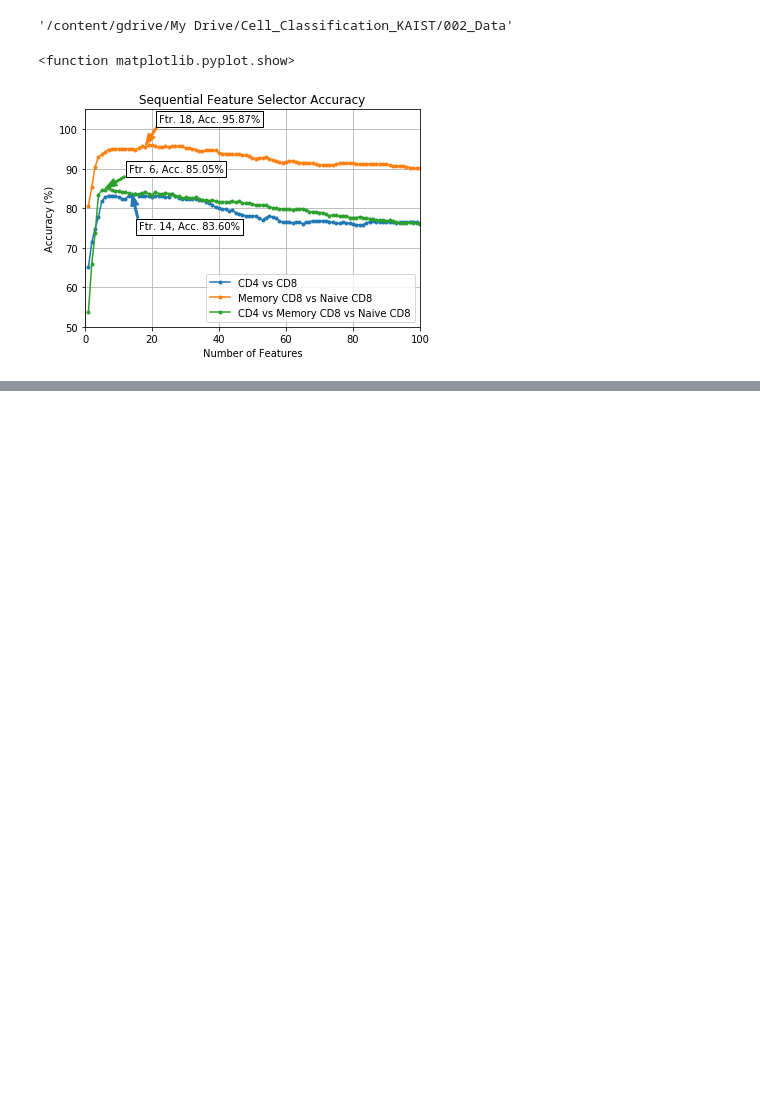
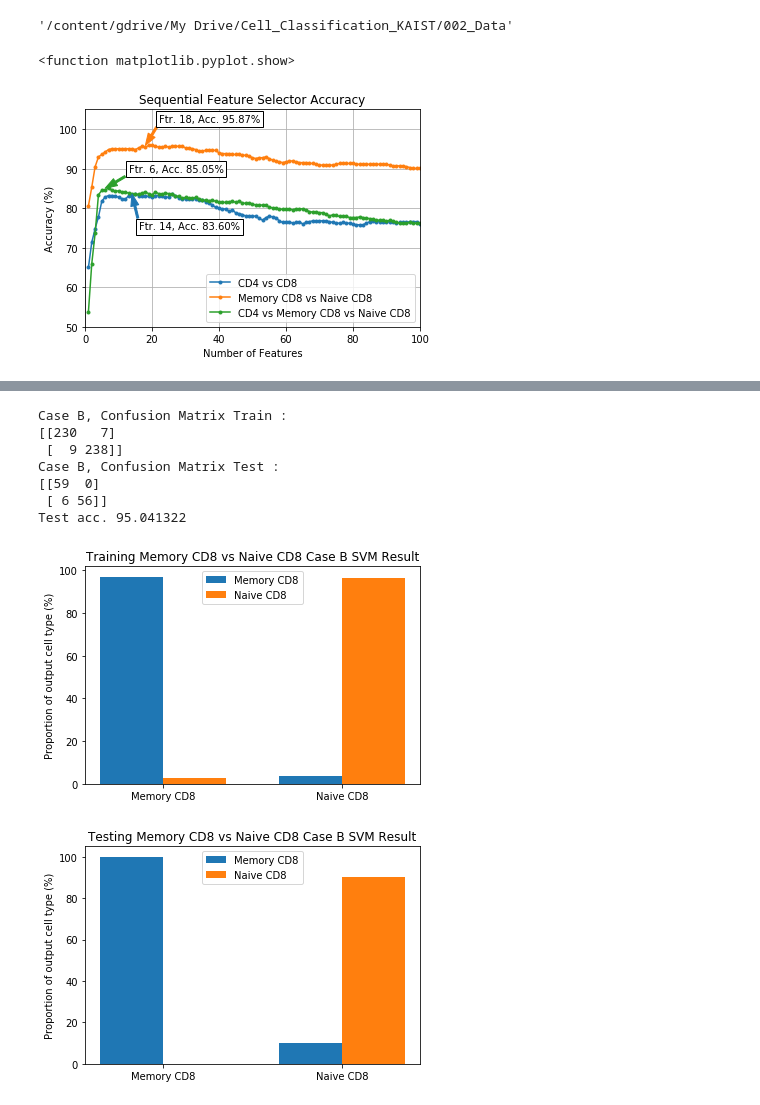
Before and after one commit to fajarwr/Cell_Classification_KAIST, a Jupyter notebook: Cell_Classification_KAIST.ipynb, the cells around one changed output, grey strips where cells are left out. Drawn from its saved outputs; the diff is of its cells as text; code cells hidden in the pictures; blank space fills up the shorter version.

```diff
--- a/Cell_Classification_KAIST.ipynb
+++ b/Cell_Classification_KAIST.ipynb
@@ -525,0 +677,50 @@ Test acc. 83.060109
+# %%
+#B Case
+loo = LeaveOneOut()
+svm = SVC(C=10, gamma=0.1)
+y_pred = cross_val_predict(svm, X_train_B, y_train_B, cv=loo)
+cm_train = confusion_matrix(y_train_B,  y_pred)
+print('Case B, Confusion Matrix Train :')
+print(cm_train)
+svm.fit(X_train_B,y_train_B)
+cm_test = confusion_matrix(y_test_B,  svm.predict(X_test_B))
+print('Case B, Confusion Matrix Test :')
+print(cm_test)
+#print('Train acc. %f' %(np.mean(cross_val_score(svm, X_train_B, y_train_B, cv=loo))*100))
+print('Test acc. %f' %(svm.score(X_test_B,y_test_B)*100))
+
+N = 2
+ind = np.arange(N)
+width = 0.35
+MCD8_out = cm_train[:,0]/np.sum(cm_train[0,:])*100
+NCD8_out = cm_train[:,1]/np.sum(cm_train[1,:])*100
+plt.bar(ind,MCD8_out, width, label='Memory CD8')
+plt.bar(ind+width,NCD8_out, width, label='Naive CD8')
+plt.ylabel('Proportion of output cell type (%)')
+plt.title('Training Memory CD8 vs Naive CD8 Case B SVM Result')
+plt.xticks(ind + width / 2, ('Memory CD8', 'Naive CD8'))
+plt.legend(loc='best')
+plt.show()
+
+N = 2
+ind = np.arange(N)
+width = 0.35
+MCD8_out = cm_test[:,0]/np.sum(cm_test[0,:])*100
+NCD8_out = cm_test[:,1]/np.sum(cm_test[1,:])*100
+plt.bar(ind,MCD8_out, width, label='Memory CD8')
+plt.bar(ind+width,NCD8_out, width, label='Naive CD8')
+plt.ylabel('Proportion of output cell type (%)')
+plt.title('Testing Memory CD8 vs Naive CD8 Case B SVM Result')
+plt.xticks(ind + width / 2, ('Memory CD8', 'Naive CD8'))
+plt.legend(loc='best')
+plt.show()
+# %% [output]
+Case B, Confusion Matrix Train :
+[[230   7]
+ [  9 238]]
+Case B, Confusion Matrix Test :
+[[59  0]
+ [ 6 56]]
+Test acc. 95.041322
+[figure, added]
+[figure, added]
```
Also changed, not shown: parts of 23 cells of this notebook.
